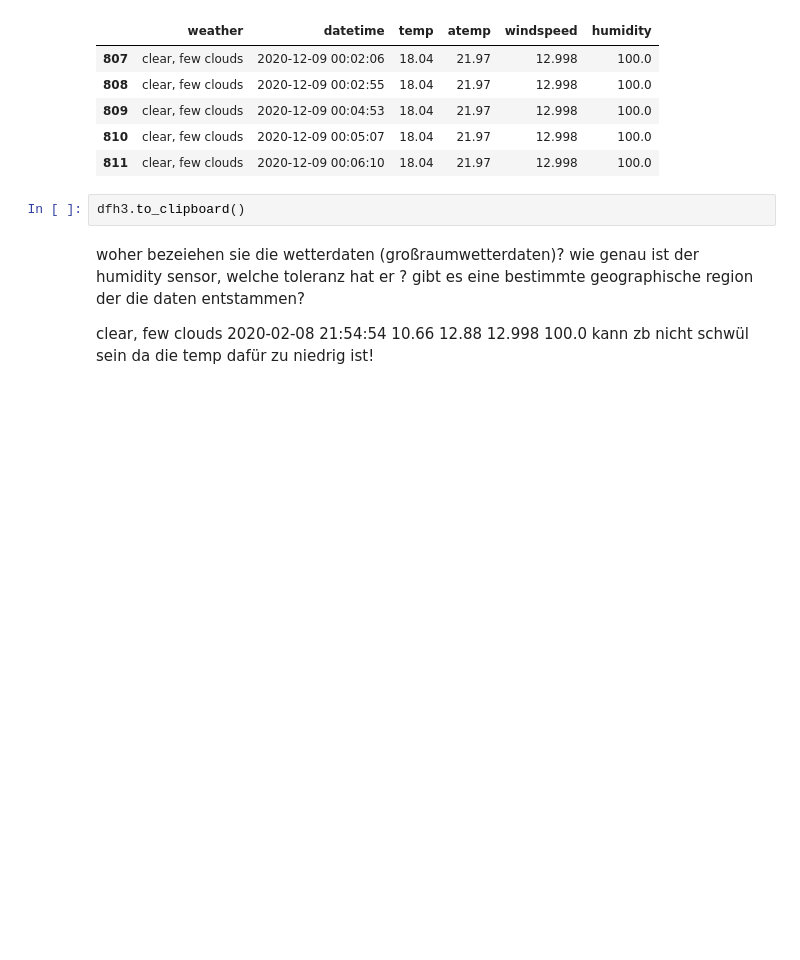
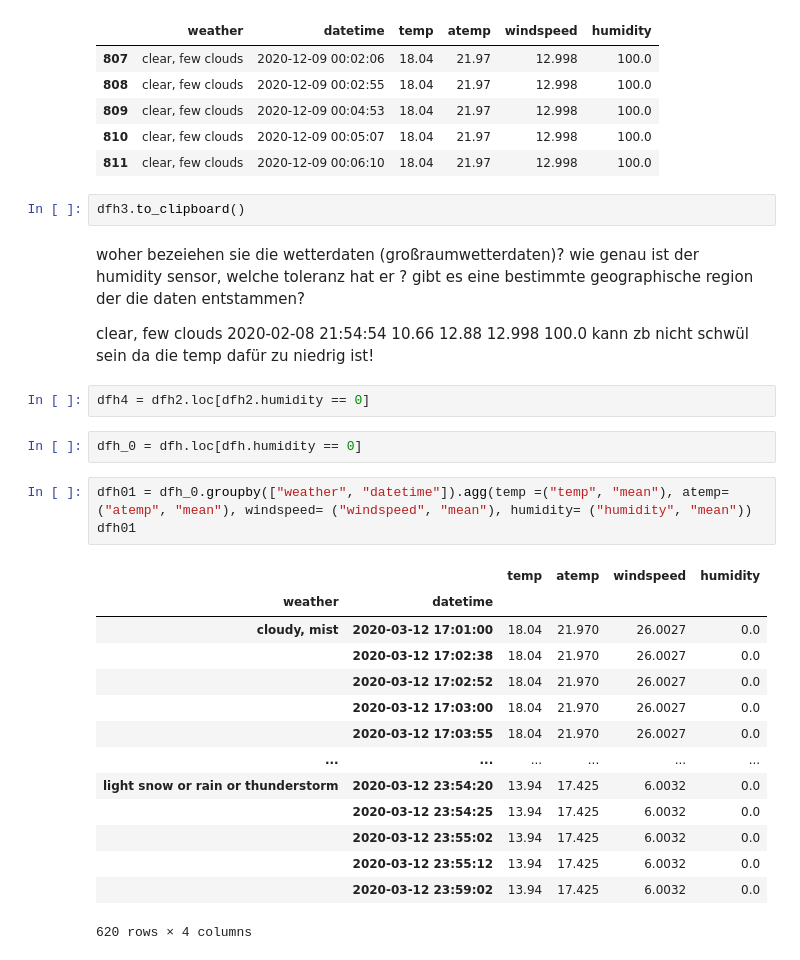
Before and after one commit to P-AEL/K-ppers-Projekt1, a Jupyter notebook: Flo/Data_Cleaning.ipynb, the cells around one changed output. Saved outputs shown, nothing was run; the diff lists cells and outputs as text; blank space fills up the shorter version.

```diff
--- a/Flo/f_data_cleaning.ipynb
+++ b/Flo/Data_Cleaning.ipynb
@@ -172,3 +172,25 @@ wie genau ist der humidity sensor, welche toleranz hat er ?
 gibt es eine bestimmte geographische region der die daten entstammen?
 
 clear, few clouds	2020-02-08 21:54:54	10.66	12.88	12.998	100.0 kann zb nicht schwül sein da die temp dafür zu niedrig ist!
+# %%
+dfh4 = dfh2.loc[dfh2.humidity == 0]
+# %%
+dfh_0 = dfh.loc[dfh.humidity == 0]
+# %%
+dfh01 = dfh_0.groupby(["weather", "datetime"]).agg(temp =("temp", "mean"), atemp= ("atemp", "mean"), windspeed= ("windspeed", "mean"), humidity= ("humidity", "mean"))
+dfh01
+# %% [output]
+|  |  | temp | atemp | windspeed | humidity |
+| weather | datetime |  |  |  |  |
+| cloudy, mist | 2020-03-12 17:01:00 | 18.04 | 21.970 | 26.0027 | 0.0 |
+|  | 2020-03-12 17:02:38 | 18.04 | 21.970 | 26.0027 | 0.0 |
+|  | 2020-03-12 17:02:52 | 18.04 | 21.970 | 26.0027 | 0.0 |
+|  | 2020-03-12 17:03:00 | 18.04 | 21.970 | 26.0027 | 0.0 |
+|  | 2020-03-12 17:03:55 | 18.04 | 21.970 | 26.0027 | 0.0 |
+| ... | ... | ... | ... | ... | ... |
+| light snow or rain or thunderstorm | 2020-03-12 23:54:20 | 13.94 | 17.425 | 6.0032 | 0.0 |
+|  | 2020-03-12 23:54:25 | 13.94 | 17.425 | 6.0032 | 0.0 |
+|  | 2020-03-12 23:55:02 | 13.94 | 17.425 | 6.0032 | 0.0 |
+|  | 2020-03-12 23:55:12 | 13.94 | 17.425 | 6.0032 | 0.0 |
+|  | 2020-03-12 23:59:02 | 13.94 | 17.425 | 6.0032 | 0.0 |
+620 rows × 4 columns
```
Also changed, not shown: parts of 2 cells of this notebook, 3 other files.
